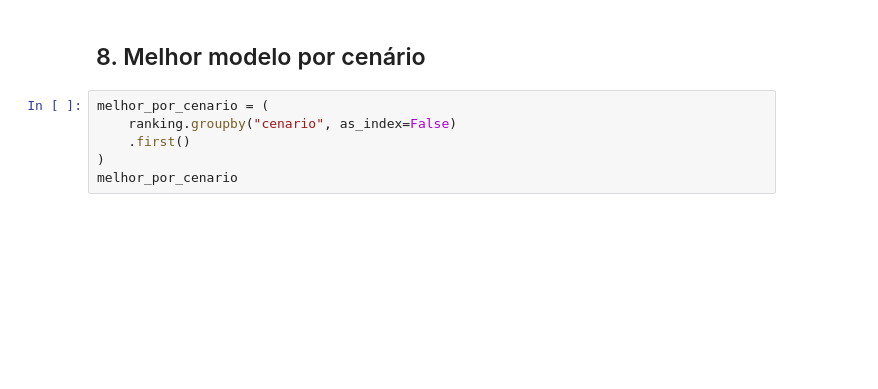
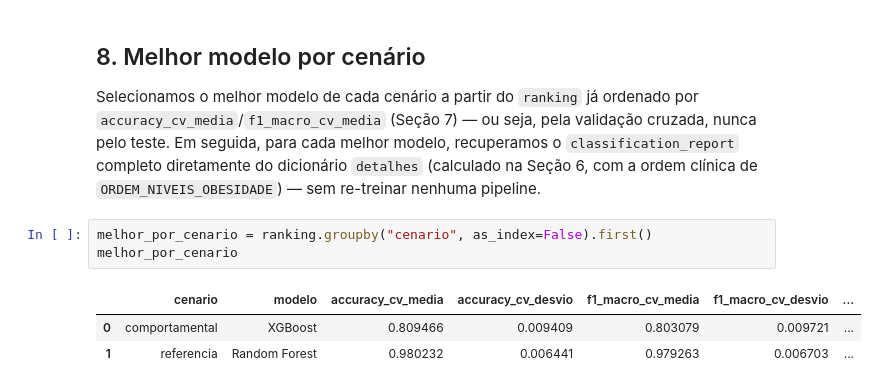
Before and after one commit to maclabr/tech-challenge-obesidade, a Jupyter notebook: notebooks/04_comparacao_modelos.ipynb, the cells around one changed output. Saved outputs shown, nothing was run; the diff lists cells and outputs as text; blank space fills up the shorter version.

```diff
--- a/notebooks/04_comparacao_modelos.ipynb
+++ b/notebooks/04_comparacao_modelos.ipynb
@@ -66,8 +208,11 @@ ranking
 # %% [markdown]
 ## 8. Melhor modelo por cenário
+
+Selecionamos o melhor modelo de cada cenário a partir do `ranking` já ordenado por `accuracy_cv_media`/`f1_macro_cv_media` (Seção 7) — ou seja, pela validação cruzada, nunca pelo teste. Em seguida, para cada melhor modelo, recuperamos o `classification_report` completo diretamente do dicionário `detalhes` (calculado na Seção 6, com a ordem clínica de `ORDEM_NIVEIS_OBESIDADE`) — sem re-treinar nenhuma pipeline.
 # %%
-melhor_por_cenario = (
-    ranking.groupby("cenario", as_index=False)
-    .first()
-)
+melhor_por_cenario = ranking.groupby("cenario", as_index=False).first()
 melhor_por_cenario
+# %% [output]
+|  | cenario | modelo | accuracy_cv_media | accuracy_cv_desvio | f1_macro_cv_media | f1_macro_cv_desvio | ... |
+| 0 | comportamental | XGBoost | 0.809466 | 0.009409 | 0.803079 | 0.009721 | ... |
+| 1 | referencia | Random Forest | 0.980232 | 0.006441 | 0.979263 | 0.006703 | ... |
```
Also changed, not shown: parts of 19 cells of this notebook, 3 other files.
